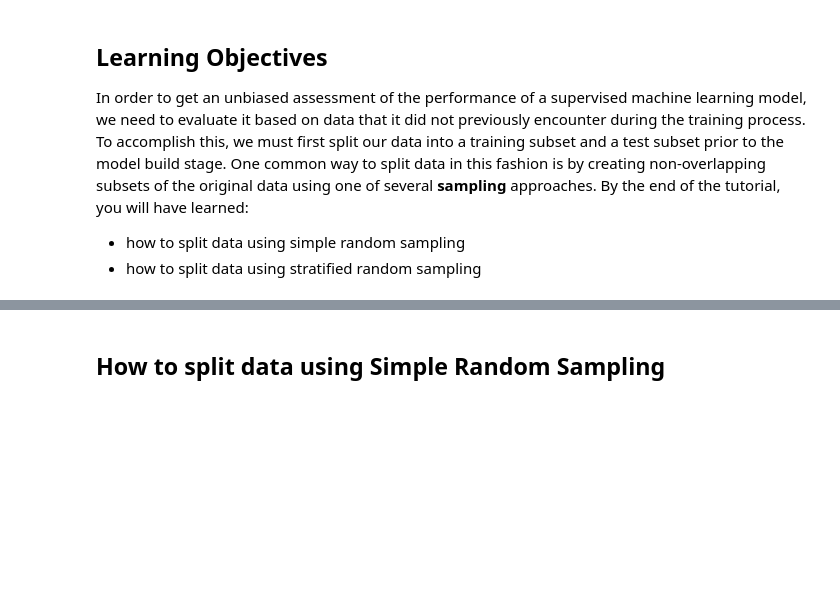
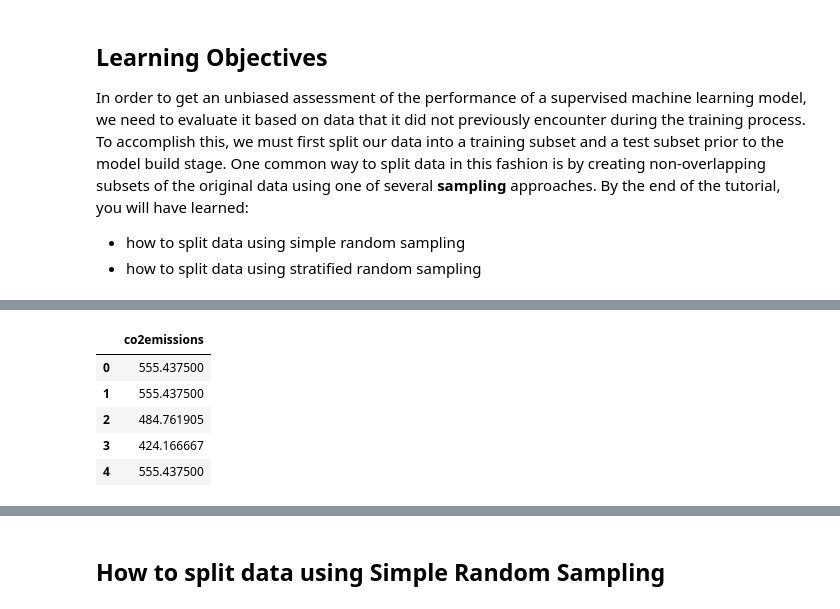
Before and after one commit to davidedesi/profile, a Jupyter notebook: data_science_projects/Ex_Files_ML_with_Python_Foundations/Exercise Files/04/04_06b.ipynb, the cells around one changed output, grey strips where cells are left out. Saved outputs shown, nothing was run; the diff lists cells and outputs as text; code cells hidden in the pictures; blank space fills up the shorter version.

```diff
--- a/data_science_projects/Ex_Files_ML_with_Python_Foundations/Exercise Files/04/04_06b.ipynb
+++ b/data_science_projects/Ex_Files_ML_with_Python_Foundations/Exercise Files/04/04_06b.ipynb
@@ -12,0 +27,12 @@ vehicles
+# %%
+# dependent variable
+response = 'co2emissions'
+y = vehicles[[response]]
+y.head()
+# %% [output]
+|  | co2emissions |
+| 0 | 555.437500 |
+| 1 | 555.437500 |
+| 2 | 484.761905 |
+| 3 | 424.166667 |
+| 4 | 555.437500 |
```
Also changed, not shown: parts of 16 cells of this notebook, 1 other file.
